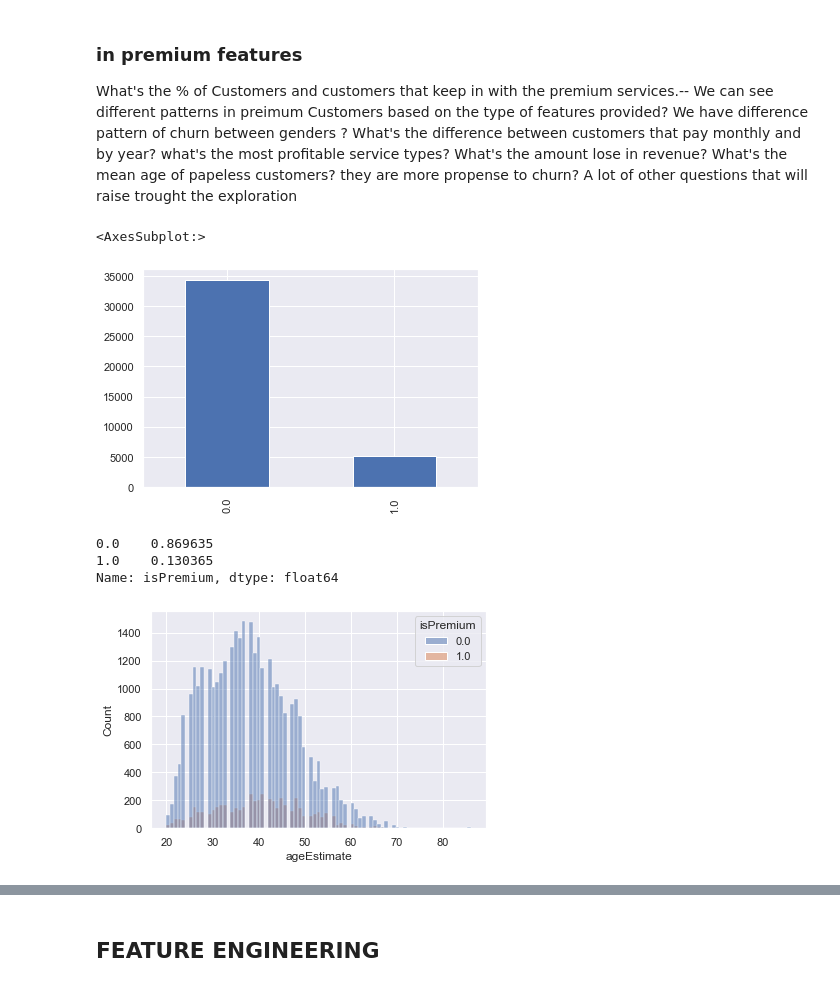
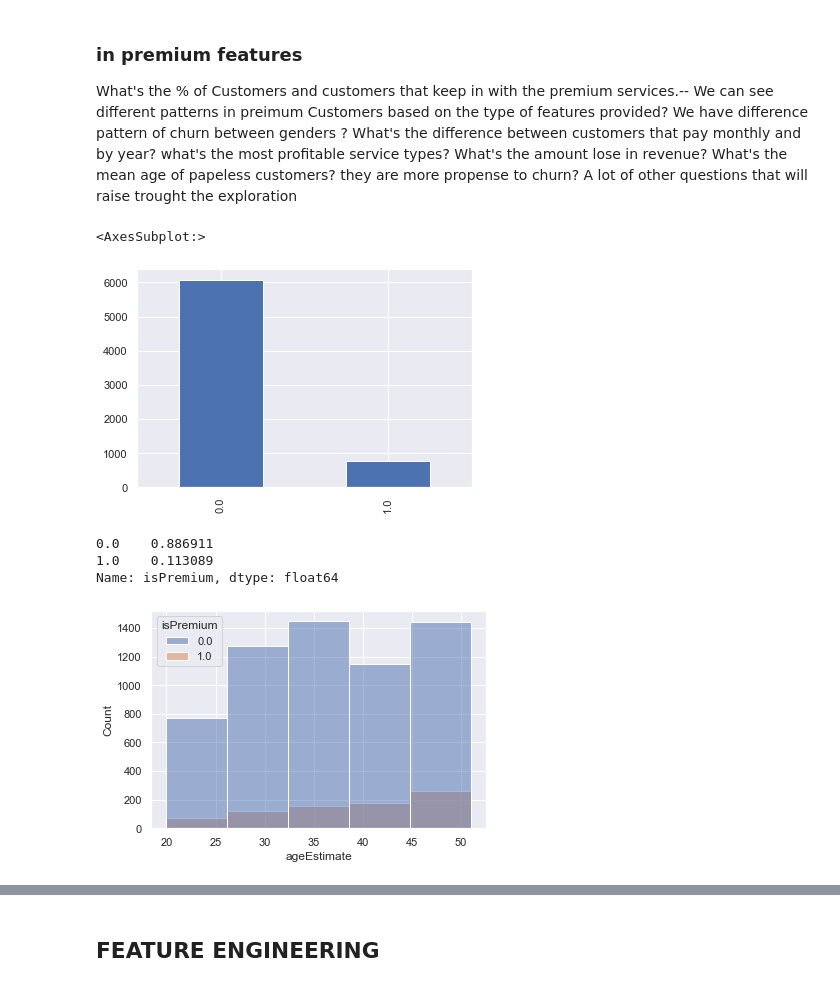
Before and after one commit to deepakPITT/linkedinpremium, a Jupyter notebook: linkedinpremium-Copy1.ipynb, the cells around one changed output, grey strips where cells are left out. Saved outputs shown, nothing was run; the diff lists cells and outputs as text; code cells hidden in the pictures.

```diff
--- a/linkedinpremium-Copy1.ipynb
+++ b/linkedinpremium-Copy1.ipynb
@@ -286 +425,4 @@ correlation
+# %%
+cleantranscations['endDate'] = cleantranscations['endDate'].fillna(1)
+cleantranscations.loc[cleantranscations["endDate"] !=1, "endDate"] = 0
 # %%
@@ -305,0 +584,21 @@ cleantranscations
+# %%
+for column in memberlevelgrp[['companyStaffCount_x','avgCompanyPosDuration_x',
+                                'ageEstimate','followersCount','avgMemberPosDuration_x']]:
+
+    # Select column contents by column
+    # name using [] operator
+    columnSeriesObj = memberlevelgrp[column]
+    print('Column Name : ', column)
+    f, (ax_box, ax_hist) = plt.subplots(2, sharex=True, gridspec_kw={"height_ratios": (.15, .85)})
+    sns.set(style="darkgrid")
+
+    # Add a graph in each part
+    print(memberlevelgrp[column].describe())
+    ninetieth_percentile = np.percentile(memberlevelgrp[column], 90)
+    # print(tenth_percentile, ninetieth_percentile)b = np.where(sample<tenth_percentile, tenth_percentile, sample)
+    b = np.where(memberlevelgrp[column]>ninetieth_percentile, ninetieth_percentile,memberlevelgrp[column])
+    memberlevelgrp[column] = pd.Series(b)
+    #b = np.where(a<4)
+    # print("Sample:", sample)
+    print("New array:",b)
+    print("New array:",ninetieth_percentile)
@@ -305,0 +628,16 @@ cleantranscations
+# %%
+for column in memberlevelgrp[['companyStaffCount_x','avgCompanyPosDuration_x',
+                                'ageEstimate','followersCount','avgMemberPosDuration_x']]:
+
+    # Select column contents by column
+    # name using [] operator
+    columnSeriesObj = memberlevelgrp[column]
+    print('Column Name : ', column)
+    f, (ax_box, ax_hist) = plt.subplots(2, sharex=True, gridspec_kw={"height_ratios": (.15, .85)})
+    sns.set(style="darkgrid")
+    sns.boxplot(memberlevelgrp[column], ax=ax_box)
+    sns.distplot(memberlevelgrp[column], ax=ax_hist)
+    ax_box.set(xlabel='boxplot')
+    plt.show()
+    # Add a graph in each part
+    print(memberlevelgrp[column].describe())
@@ -305,0 +700,2 @@ cleantranscations
+# %%
+memberlevelgrp=memberlevelgrp.drop(["memberUrn","startDate"], axis=1)
@@ -578,20 +1024,20 @@ What's the mean age of papeless customers? they are more propense to churn?
 A lot of other questions that will raise trought the exploration
 # %%
 #What's the % of Customers and customers that keep in with the premium  services.--
-cleantranscations.isPremium.value_counts().plot(kind='bar')
+memberlevelgrp.isPremium.value_counts().plot(kind='bar')
 # %% [output]
 <AxesSubplot:>
-[figure, old version]
+[figure, new version]
 # %%
-cleantranscations.isPremium.value_counts()/cleantranscations.isPremium.count()
+memberlevelgrp.isPremium.value_counts()/memberlevelgrp.isPremium.count()
 # %% [output]
-0.0    0.869635
-1.0    0.130365
+0.0    0.886911
+1.0    0.113089
 Name: isPremium, dtype: float64
 # %%
 # ageEstimate
 #cleantranscations.ageEstimate.plot.hist()
-ax = sns.histplot(x = 'ageEstimate', hue = 'isPremium', data = cleantranscations)
+ax = sns.histplot(x = 'ageEstimate', hue = 'isPremium', data = memberlevelgrp,bins=5)
 # %% [output]
-[figure, old version]
+[figure, new version]
 # %%
```
Also changed, not shown: parts of 120 cells of this notebook.
